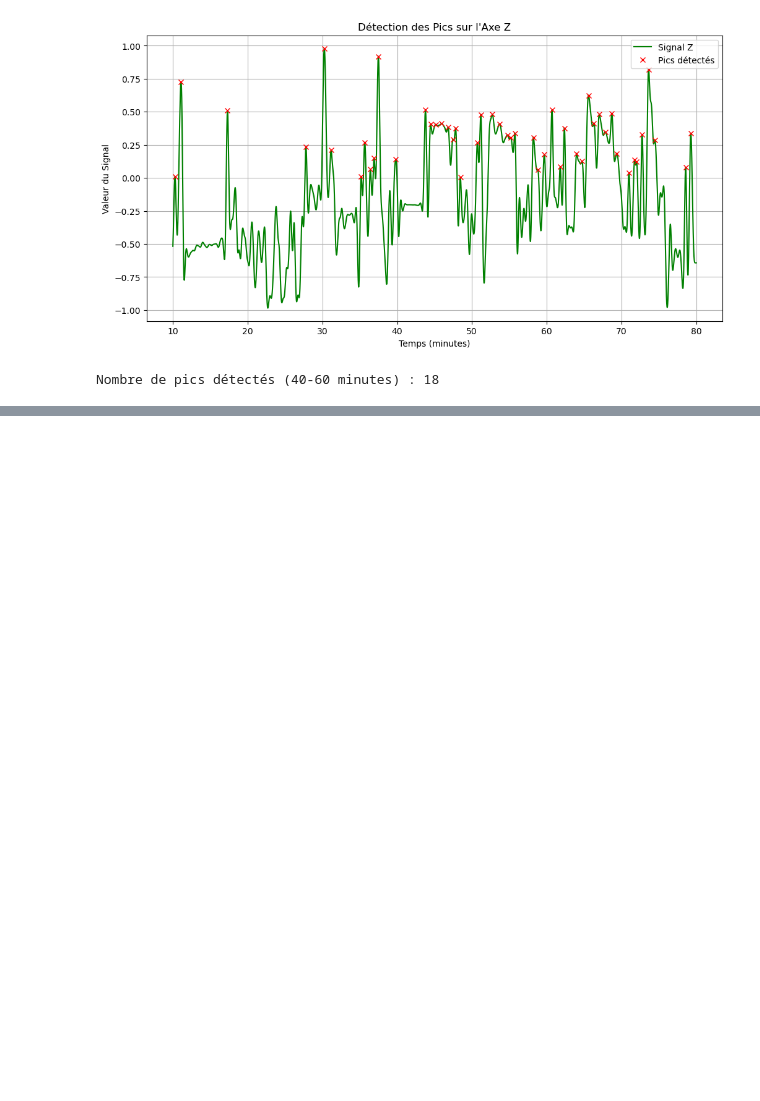
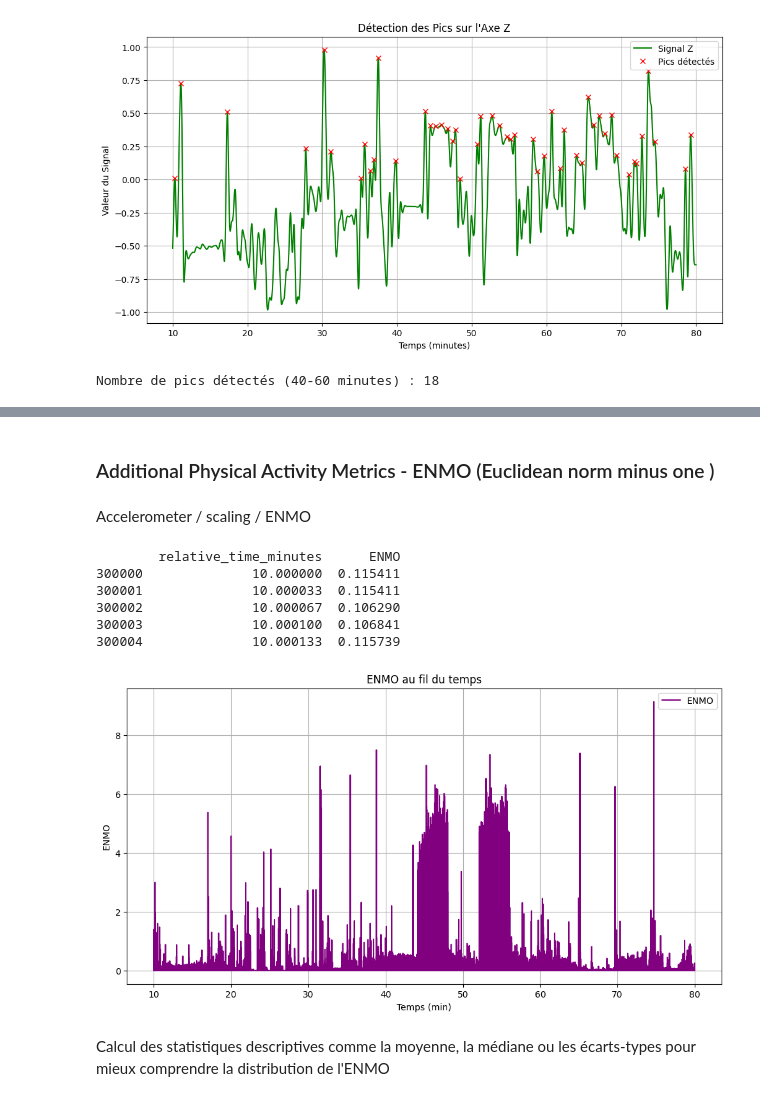
Before and after one commit to leyah-sa/AX3-Project, a Jupyter notebook: notebooks/Smoker-analysis.ipynb, the cells around one changed output, grey strips where cells are left out. Cells and saved outputs as stored; diff of their text form; code cells hidden in the pictures; blank space fills up the shorter version.

```diff
--- a/notebooks/Smoker-analysis.ipynb
+++ b/notebooks/Smoker-analysis.ipynb
@@ -770,3 +834,37 @@ else:
     print("Aucun pic détecté dans la plage 40-60 minutes.")
 # %% [output]
 [figure]
+# %% [markdown]
+
+### Additional Physical Activity Metrics - ENMO (Euclidean norm minus one )
+# %% [markdown]
+Accelerometer / scaling / ENMO
+# %%
+# Calcul de la norme euclidienne des accélérations (X, Y, Z)
+filtered_data.loc[:, 'norm'] = np.sqrt(filtered_data['-0.296875']**2 + filtered_data['0.703125']**2 + filtered_data['-0.343750']**2)
+
+# Calcul de l'ENMO : norme - 1, et on garde la valeur minimale entre 0 et la norme
+filtered_data.loc[:, 'ENMO'] = np.maximum(filtered_data['norm'] - 1, 0)
+
+# Afficher les premiers résultats
+print(filtered_data[['relative_time_minutes', 'ENMO']].head())
+
+# Visualiser l'ENMO
+plt.figure(figsize=(12, 6))
+plt.plot(filtered_data['relative_time_minutes'], filtered_data['ENMO'], label="ENMO", color='purple')
+plt.title("ENMO au fil du temps")
+plt.xlabel("Temps (min)")
+plt.ylabel("ENMO")
+plt.legend()
+plt.grid(True)
+plt.show()
+# %% [output]
+        relative_time_minutes      ENMO
+300000              10.000000  0.115411
+300001              10.000033  0.115411
+300002              10.000067  0.106290
+300003              10.000100  0.106841
+300004              10.000133  0.115739
+[figure, added]
+# %% [markdown]
+Calcul des statistiques descriptives comme la moyenne, la médiane ou les écarts-types pour mieux comprendre la distribution de l'ENMO
```
Also changed, not shown: parts of 15 cells of this notebook, 1 other file.
